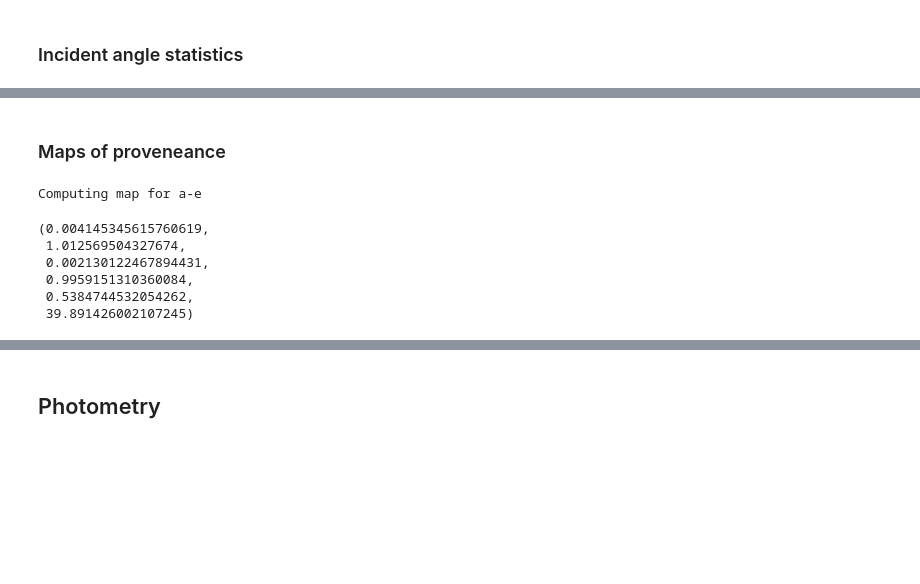
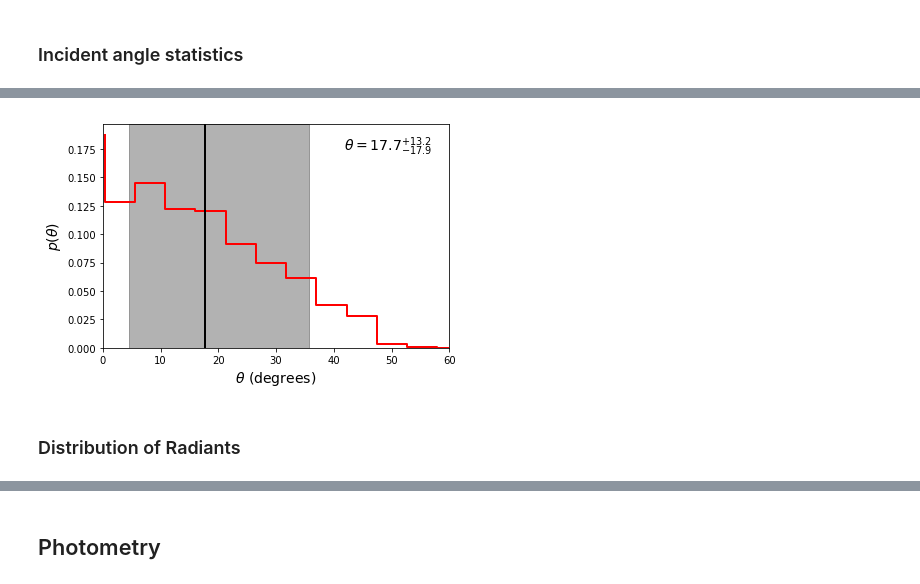
Before and after one commit to seap-udea/MoonFlashes, a Jupyter notebook: L1-21-J-Analysis.ipynb, the cells around one changed output, grey strips where cells are left out. Cells and saved outputs as stored; diff of their text form; code cells hidden in the pictures; blank space fills up the shorter version.

```diff
--- a/L1-21-J-Analysis.ipynb
+++ b/L1-21-J-Analysis.ipynb
@@ -210,8 +324,16 @@ pas=deepcopy(ps)
 # %%
+#Posterior probability distribution of impact velocities
+data=np.loadtxt(BDIR+"data/elevation-marginal.dat")
+angles=data[:,0]
+pas=data[:,1]
+v1,vm,v2=ipercs(angles,pas,[15.0,50.0,85.0])
+mv=vm-v1;pv=v2-vm
+
+#Figure
 fig=plt.figure()
 ax=fig.gca()
 
-ax.step(vimp,ps,color='r',lw=2)
+ax.step(angles,pas,color='r',lw=2)
 
 ax.set_xlabel(r"$\theta$ (degrees)",fontsize=14)
 ax.set_ylabel(r"$p(\theta)$",fontsize=14)
@@ -220,13 +342,13 @@ ax.axvspan(v1,vm,color='k',alpha=0.3)
 ax.axvline(vm,color='k',lw=2)
 ax.axvspan(vm,v2,color='k',alpha=0.3)
 
-#ax.set_title("L1-J-21 Impact Velocity",fontsize=18)
-
 ax.text(0.95,0.95,r"$\theta=%.1lf^{+%.1lf}_{-%.1lf}$"%(vm,mv,pv),
         transform=ax.transAxes,ha='right',va='top',fontsize=14)
 
 ymin,ymax=ax.get_ylim()
 ax.set_ylim((0,ymax))
-ax.set_xlim((0,90))
-fig.savefig(BDIR+"FigurasArticulo/l21j-elevation-ppd.png")
+ax.set_xlim((0,60))
+
+fig.tight_layout()
+fig.savefig(f"{IMPACT_FIGDIR}/l21j-elevation-ppd.png")
 # %% [output]
@@ -235,23 +355,3 @@ fig.savefig(BDIR+"FigurasArticulo/l21j-elevation-ppd.png")
+[figure, added]
 # %% [markdown]
-### Maps of proveneance
+### Distribution of Radiants
-# %%
-print(f"Computing map for a-e")
-
-qs=data_rays[:,9]
-es=data_rays[:,10]
-aes=qs/(1-es)
-Nt=len(qs)
-
-qmin=qs.min();qmax=qs.max()
-emin=es.min();emax=es.max()
-amin=aes.min();amax=aes.max()
-
-qmin,qmax,emin,emax,amin,amax
-# %% [output]
-Computing map for a-e
-(0.004145345615760619,
- 1.012569504327674,
- 0.002130122467894431,
- 0.9959151310360084,
- 0.5384744532054262,
- 39.891426002107245)
```
Also changed, not shown: parts of 66 cells of this notebook.
